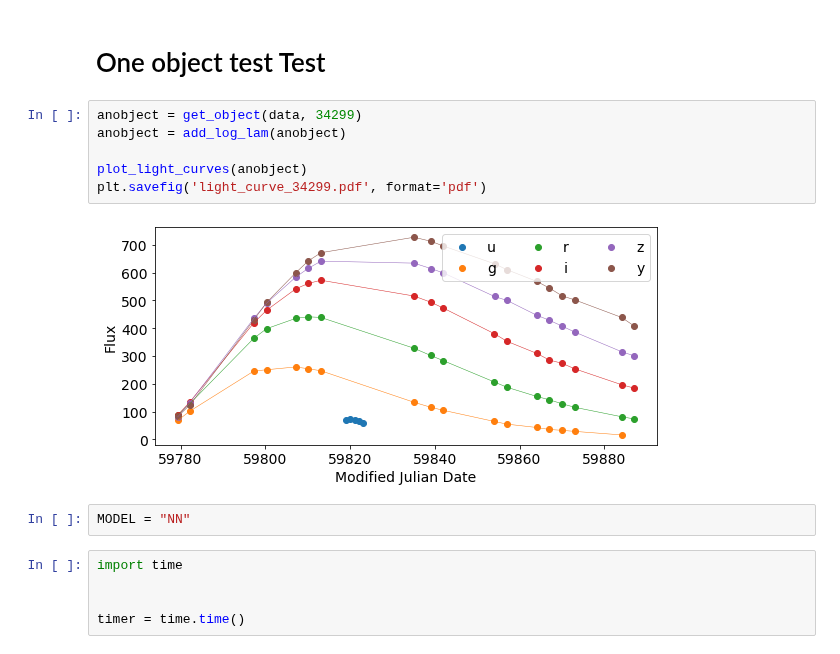
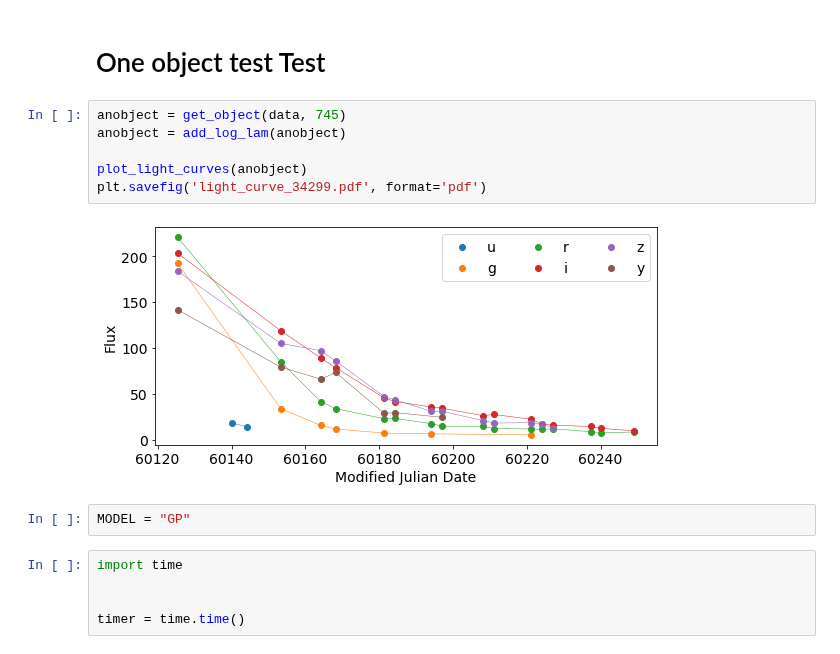
Before and after one commit to HSE-LAMBDA/light_curve_approx, a Jupyter notebook: notebooks/StarterKit.ipynb, the cells around one changed output. Saved outputs shown, nothing was run; the diff lists cells and outputs as text.

```diff
--- a/notebooks/StarterKit.ipynb
+++ b/notebooks/StarterKit.ipynb
@@ -137,15 +158,15 @@ for i in object_ids[::50]:
 # %% [markdown]
 # One object test Test
 # %%
-anobject = get_object(data, 34299)
+anobject = get_object(data, 745)
 anobject = add_log_lam(anobject)
 
 plot_light_curves(anobject)
 plt.savefig('light_curve_34299.pdf', format='pdf')
 # %% [output]
-[figure, old version]
+[figure, new version]
 # %%
-MODEL = "NN"
+MODEL = "GP"
 # %%
 import time
 
```
Also changed, not shown: parts of 10 cells of this notebook, 7 other files.
